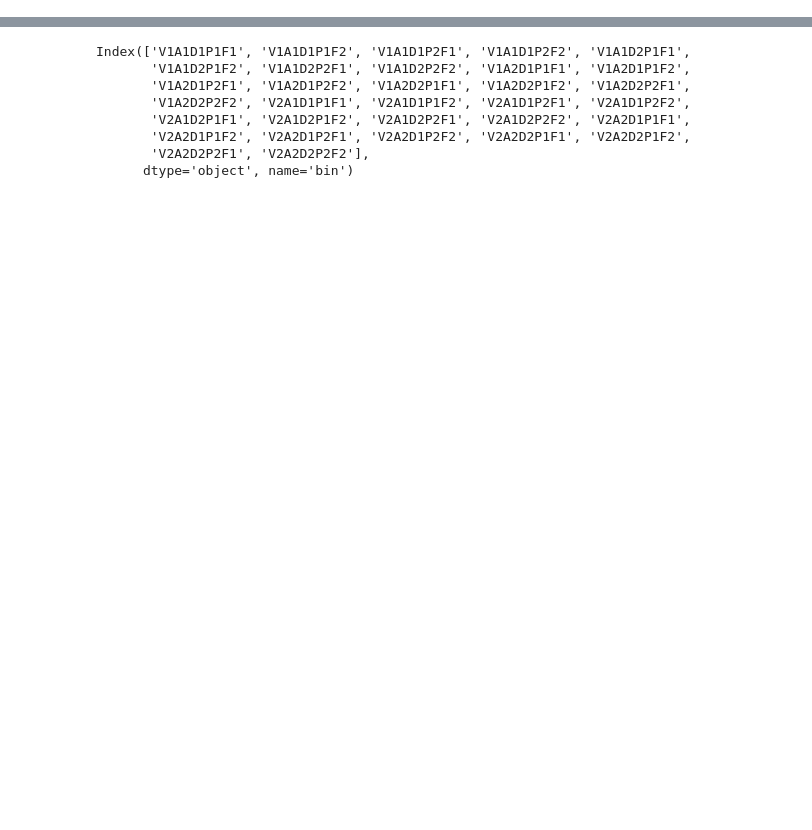
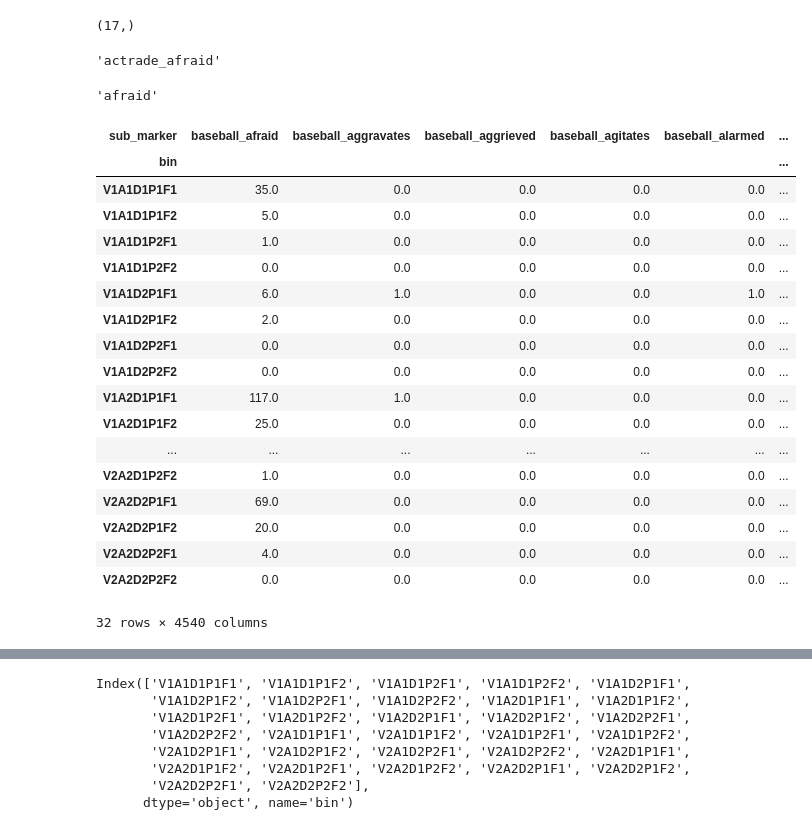
Before and after one commit to jaikaggarwal/stancetaking, a Jupyter notebook: semantic_space/test_clustering.ipynb, the cells around one changed output, grey strips where cells are left out. Drawn from its saved outputs; the diff is of its cells as text; code cells hidden in the pictures; blank space fills up the shorter version.

```diff
--- a/semantic_space/test_clustering.ipynb
+++ b/semantic_space/test_clustering.ipynb
@@ -100,0 +135,12 @@ cooc_matrix = pd.crosstab(total['bin'], total['sub_marker'], total['body'], aggf
+# %%
+whole_agg[whole_agg >= 10000].shape
+# %% [output]
+(17,)
+# %%
+cooc_matrix.columns[0]#.find("/")
+# %% [output]
+'actrade_afraid'
+# %%
+cooc_matrix.columns[0][ cooc_matrix.columns[0].find("_") + 1:]
+# %% [output]
+'afraid'
@@ -101,3 +149,25 @@ cooc_matrix = pd.crosstab(total['bin'], total['sub_marker'], total['body'], aggf
+# %%
+cooc_matrix
+# %% [output]
+| sub_marker | baseball_afraid | baseball_aggravates | baseball_aggrieved | baseball_agitates | baseball_alarmed | ... |
+| bin |  |  |  |  |  | ... |
+| V1A1D1P1F1 | 35.0 | 0.0 | 0.0 | 0.0 | 0.0 | ... |
+| V1A1D1P1F2 | 5.0 | 0.0 | 0.0 | 0.0 | 0.0 | ... |
+| V1A1D1P2F1 | 1.0 | 0.0 | 0.0 | 0.0 | 0.0 | ... |
+| V1A1D1P2F2 | 0.0 | 0.0 | 0.0 | 0.0 | 0.0 | ... |
+| V1A1D2P1F1 | 6.0 | 1.0 | 0.0 | 0.0 | 1.0 | ... |
+| V1A1D2P1F2 | 2.0 | 0.0 | 0.0 | 0.0 | 0.0 | ... |
+| V1A1D2P2F1 | 0.0 | 0.0 | 0.0 | 0.0 | 0.0 | ... |
+| V1A1D2P2F2 | 0.0 | 0.0 | 0.0 | 0.0 | 0.0 | ... |
+| V1A2D1P1F1 | 117.0 | 1.0 | 0.0 | 0.0 | 0.0 | ... |
+| V1A2D1P1F2 | 25.0 | 0.0 | 0.0 | 0.0 | 0.0 | ... |
+| ... | ... | ... | ... | ... | ... | ... |
+| V2A2D1P2F2 | 1.0 | 0.0 | 0.0 | 0.0 | 0.0 | ... |
+| V2A2D2P1F1 | 69.0 | 0.0 | 0.0 | 0.0 | 0.0 | ... |
+| V2A2D2P1F2 | 20.0 | 0.0 | 0.0 | 0.0 | 0.0 | ... |
+| V2A2D2P2F1 | 4.0 | 0.0 | 0.0 | 0.0 | 0.0 | ... |
+| V2A2D2P2F2 | 0.0 | 0.0 | 0.0 | 0.0 | 0.0 | ... |
+32 rows × 4540 columns
 # %%
 cooc_matrix_np = cooc_matrix.to_numpy()
 print(cooc_matrix.shape)
```
Also changed, not shown: parts of 35 cells of this notebook, 10 other files.
